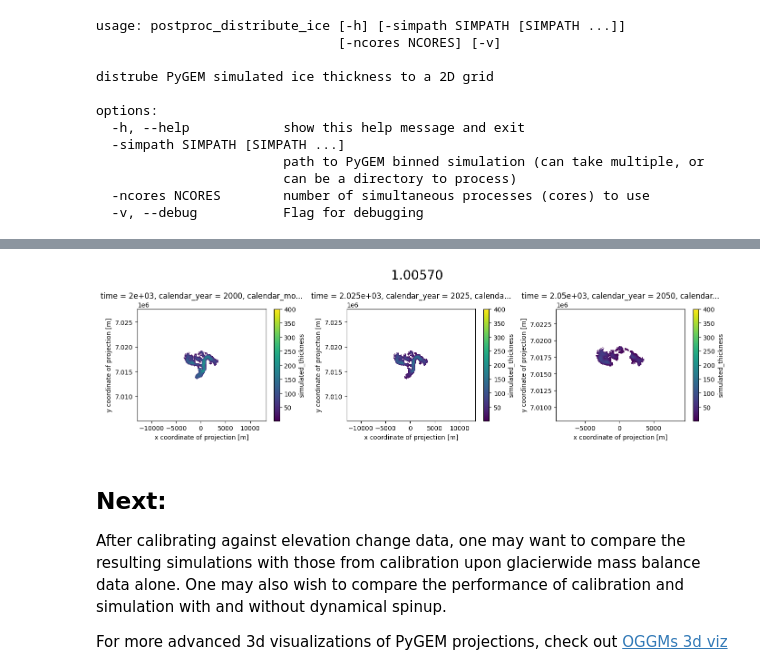
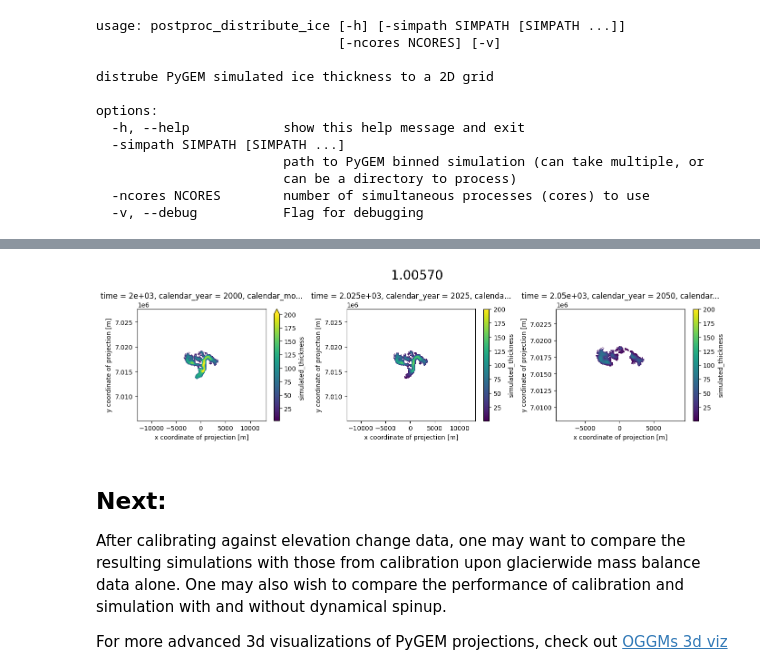
Before and after one commit to PyGEM-Community/PyGEM-notebooks, a Jupyter notebook: advanced_test_spinup_elev_change_calib.ipynb, the cells around one changed output, grey strips where cells are left out. Saved outputs shown, nothing was run; the diff lists cells and outputs as text; code cells hidden in the pictures.

```diff
--- a/advanced_test_spinup_elev_change_calib.ipynb
+++ b/advanced_test_spinup_elev_change_calib.ipynb
@@ -632,19 +631,19 @@ Total processing time: 2.1678340435028076 s
 # borrowed from OGGMs "Display glacier area and thickness changes on a grid" tuturial (https://tutorials.oggm.org/stable/notebooks/tutorials/distribute_flowline.html)
 def plot_distributed_thickness(ds, title):
     f, (ax1, ax2, ax3) = plt.subplots(1, 3, figsize=(14, 4))
-    ds.simulated_thickness.sel(time=2000).plot(ax=ax1, vmax=400);
-    ds.simulated_thickness.sel(time=2025).plot(ax=ax2, vmax=400);
-    ds.simulated_thickness.sel(time=2050).plot(ax=ax3, vmax=400);
+    ds.simulated_thickness.sel(time=2000).plot(ax=ax1, vmax=200);
+    ds.simulated_thickness.sel(time=2025).plot(ax=ax2, vmax=200);
+    ds.simulated_thickness.sel(time=2050).plot(ax=ax3, vmax=200);
     ax1.axis('equal'); ax2.axis('equal'); f.suptitle(title, fontsize=20);
     plt.tight_layout();
 # %%
 # load and plot gridded output
-with xr.open_dataset(gdir.get_filepath("gridded_simulation",filesuffix=f"_pygem_{'_'.join(fp.split('/')[-1].split('_')[1:]).split('.')[0]}")) as ds:
+with xr.open_dataset(gdir.get_filepath("gridded_simulation",filesuffix=f"_{'_'.join(fp.split('/')[-1].split('_')[1:]).split('.')[0]}")) as ds:
     ds_glacier = ds
 
     plot_distributed_thickness(ds_glacier, glac_str)
 # %% [output]
-[figure, old version]
+[figure, new version]
 # %% [markdown]
 ## Next:
 After calibrating against elevation change data, one may want to compare the resulting simulations with those from calibration upon glacierwide mass balance data alone.  One may also wish to compare the performance of calibration and simulation with and without dynamical spinup.
```
Also changed, not shown: parts of 18 cells of this notebook, 1 other file.
